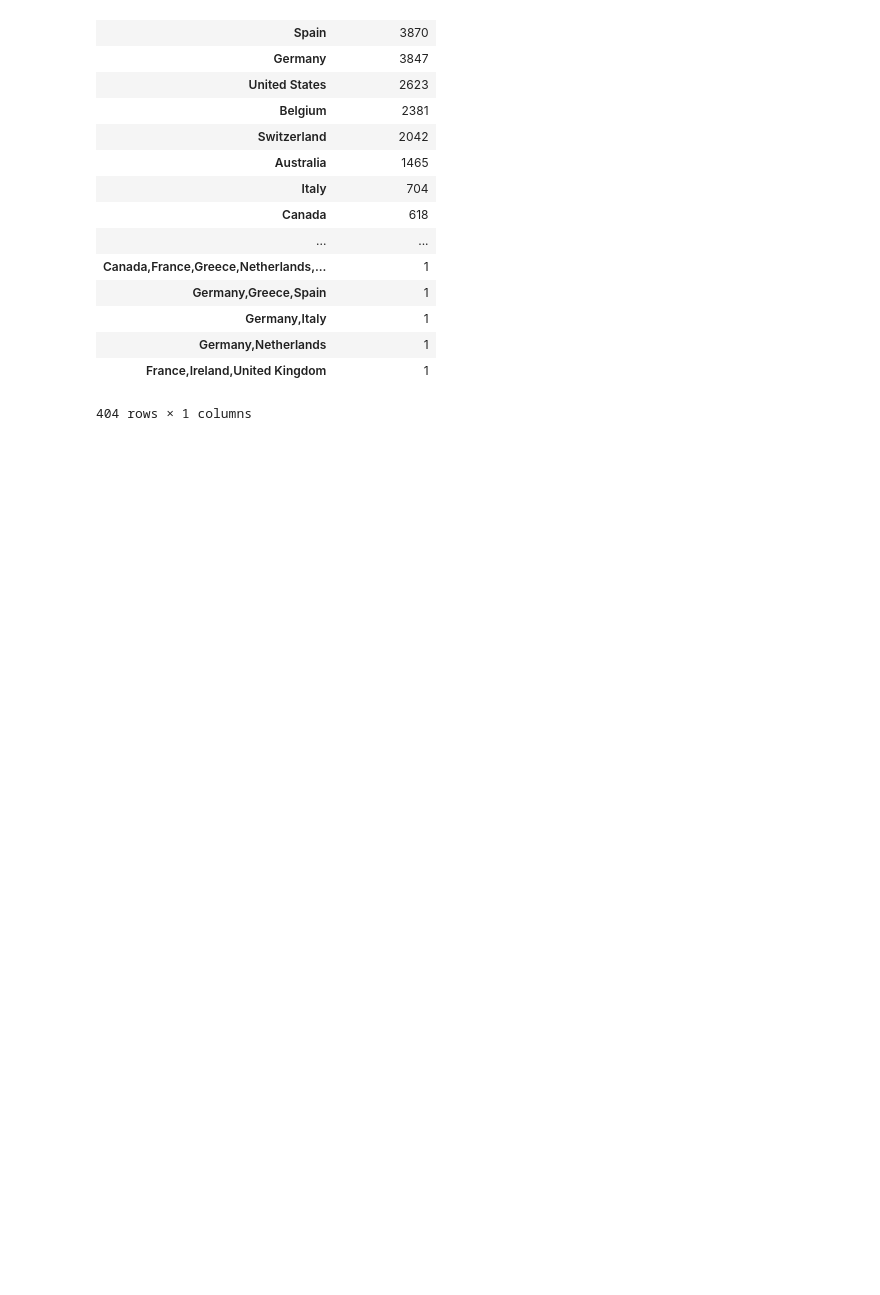
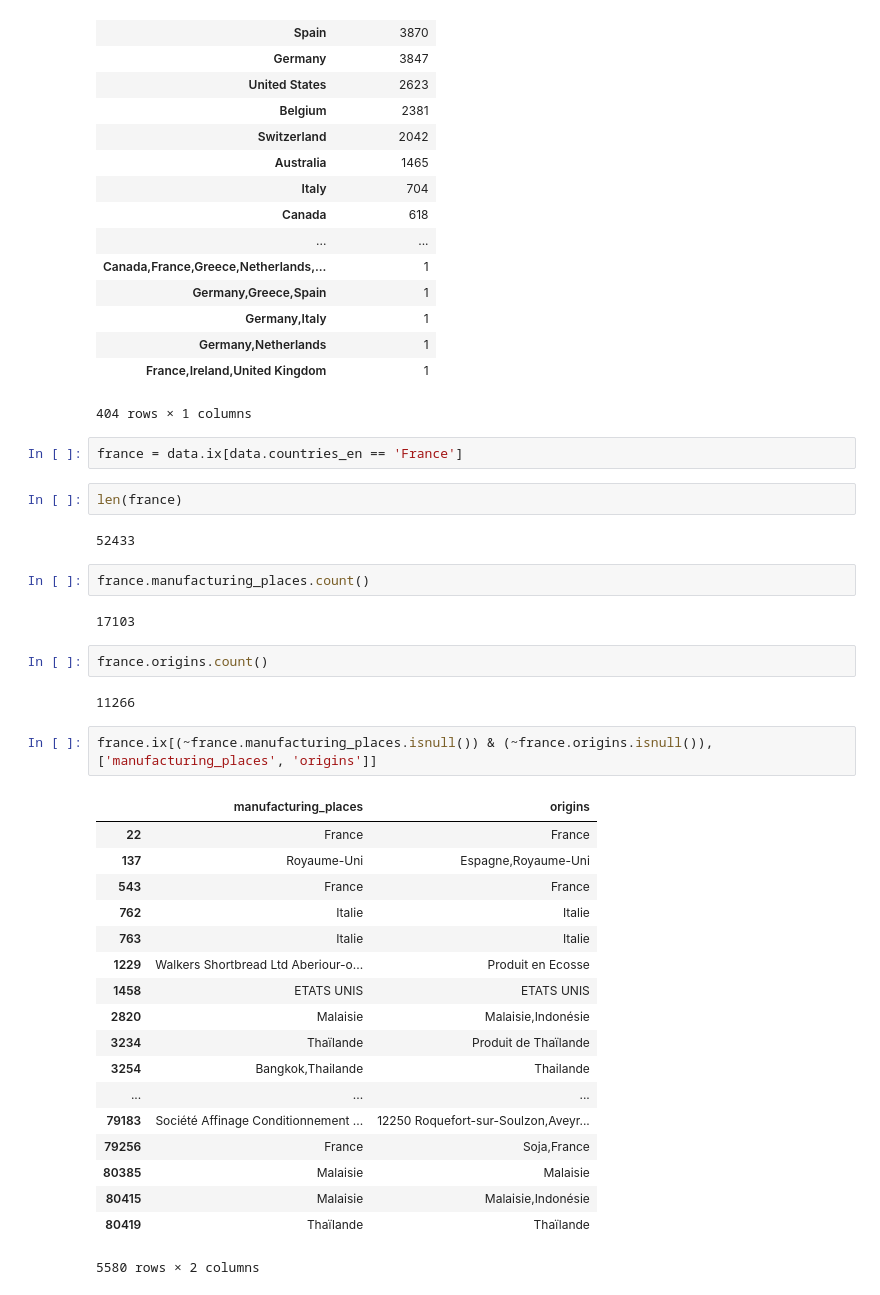
Before and after one commit to GuillaumeMohr/worldfood-datavis, a Jupyter notebook: preliminary_inspection.ipynb, the cells around one changed output. Cells and saved outputs as stored; diff of their text form; blank space fills up the shorter version.

```diff
--- a/preliminary_inspection.ipynb
+++ b/preliminary_inspection.ipynb
@@ -117,3 +151,38 @@ data[['countries_en', 'last_modified_t']].groupby('countries_en').count().sort_v
 | Germany,Netherlands | 1 |
 | France,Ireland,United Kingdom | 1 |
 404 rows × 1 columns
+# %%
+france = data.ix[data.countries_en == 'France']
+# %%
+len(france)
+# %% [output]
+52433
+# %%
+france.manufacturing_places.count()
+# %% [output]
+17103
+# %%
+france.origins.count()
+# %% [output]
+11266
+# %%
+france.ix[(~france.manufacturing_places.isnull()) & (~france.origins.isnull()), ['manufacturing_places', 'origins']]
+# %% [output]
+|  | manufacturing_places | origins |
+| 22 | France | France |
+| 137 | Royaume-Uni | Espagne,Royaume-Uni |
+| 543 | France | France |
+| 762 | Italie | Italie |
+| 763 | Italie | Italie |
+| 1229 | Walkers Shortbread Ltd Aberiour-o... | Produit en Ecosse |
+| 1458 | ETATS UNIS | ETATS UNIS |
+| 2820 | Malaisie | Malaisie,Indonésie |
+| 3234 | Thaïlande | Produit de Thaïlande |
+| 3254 | Bangkok,Thailande | Thailande |
+| ... | ... | ... |
+| 79183 | Société Affinage Conditionnement ... | 12250 Roquefort-sur-Soulzon,Aveyr... |
+| 79256 | France | Soja,France |
+| 80385 | Malaisie | Malaisie |
+| 80415 | Malaisie | Malaisie,Indonésie |
+| 80419 | Thaïlande | Thaïlande |
+5580 rows × 2 columns
```
Also changed, not shown: parts of 10 cells of this notebook, 2 other files.
